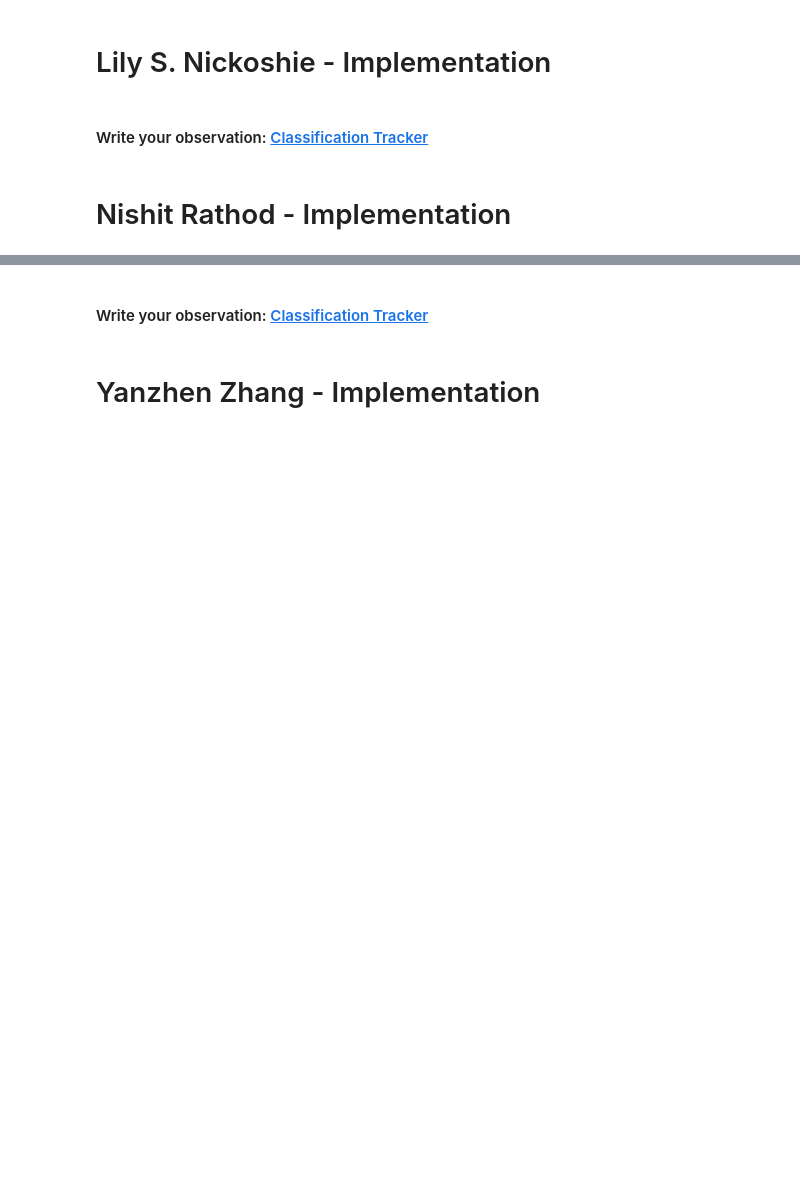
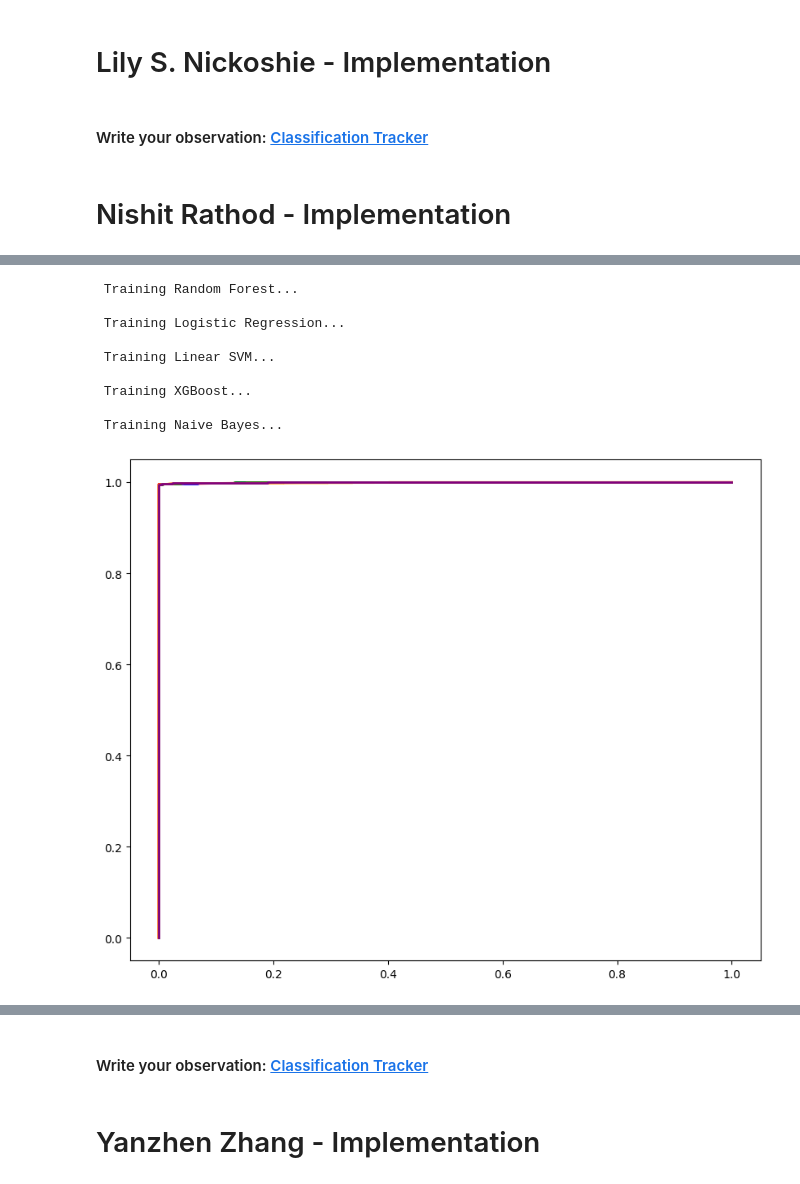
Before and after one commit to OneNishitRathod/Text-Description-Classification, a Jupyter notebook: Supervised Learning - Text Description.ipynb, the cells around one changed output, grey strips where cells are left out. Drawn from its saved outputs; the diff is of its cells as text; code cells hidden in the pictures; blank space fills up the shorter version.

Commit message:
Trained, Tested, Compared 5 Models. Evaluated Best Model with Unseen, Real-time, Text-Description.

```diff
--- a/Supervised Learning - Text Description.ipynb
+++ b/Supervised Learning - Text Description.ipynb
@@ -65,0 +86,2 @@ df.head()
+# %%
+df = pd.read_csv('https://raw.githubusercontent.com/OneNishitRathod/Text-Description-Classification/refs/heads/Dev/synthetic_transactions_diverse.csv')
@@ -65,0 +112,58 @@ df.head()
+# %%
+models = {
+    "Random Forest": RandomForestClassifier(n_estimators=150, random_state=42),
+    "Logistic Regression": LogisticRegression(max_iter=200, random_state=42),
+    "Linear SVM": LinearSVC(random_state=42),
+    "XGBoost": XGBClassifier(eval_metric="mlogloss", use_label_encoder=False, random_state=42),
+    "Naive Bayes": MultinomialNB()
+}
+# %%
+eval_rows = []
+plt.figure(figsize=(10, 8))
+
+colors = cycle(["red", "blue", "green", "orange", "purple"])
+
+for color, (name, model) in zip(colors, models.items()):
+    print(f"\n Training {name}...")
+    # Wrap in OneVsRest for multiclass ROC support
+    clf = OneVsRestClassifier(model)
+    clf.fit(X_train_vec, label_binarize(y_train, classes=range(n_classes)))
+    y_pred = clf.predict(X_test_vec)
+    y_pred_labels = np.argmax(y_pred, axis=1)
+
+    acc = accuracy_score(y_test, y_pred_labels)
+    prec = precision_score(y_test, y_pred_labels, average="weighted", zero_division=0)
+    rec = recall_score(y_test, y_pred_labels, average="weighted", zero_division=0)
+    f1 = f1_score(y_test, y_pred_labels, average="weighted", zero_division=0)
+
+    eval_rows.append({
+        "Model": name,
+        "Accuracy": acc,
+        "Precision": prec,
+        "Recall": rec,
+        "F1": f1
+    })
+
+    # ROC CURVE
+    if hasattr(clf, "predict_proba"):
+        y_score = clf.predict_proba(X_test_vec)
+    else:
+        try:
+            y_score = clf.decision_function(X_test_vec)
+        except:
+            continue  # skip if not supported
+
+    fpr, tpr, _ = roc_curve(label_binarize(y_test, classes=range(n_classes)).ravel(), y_score.ravel())
+    roc_auc = auc(fpr, tpr)
+    plt.plot(fpr, tpr, color=color, lw=2, label=f"{name} (AUC = {roc_auc:.2f})")
+# %% [output]
+ Training Random Forest...
+
+ Training Logistic Regression...
+
+ Training Linear SVM...
+
+ Training XGBoost...
+
+ Training Naive Bayes...
+[figure, added]
```
Also changed, not shown: parts of 7 cells of this notebook.
